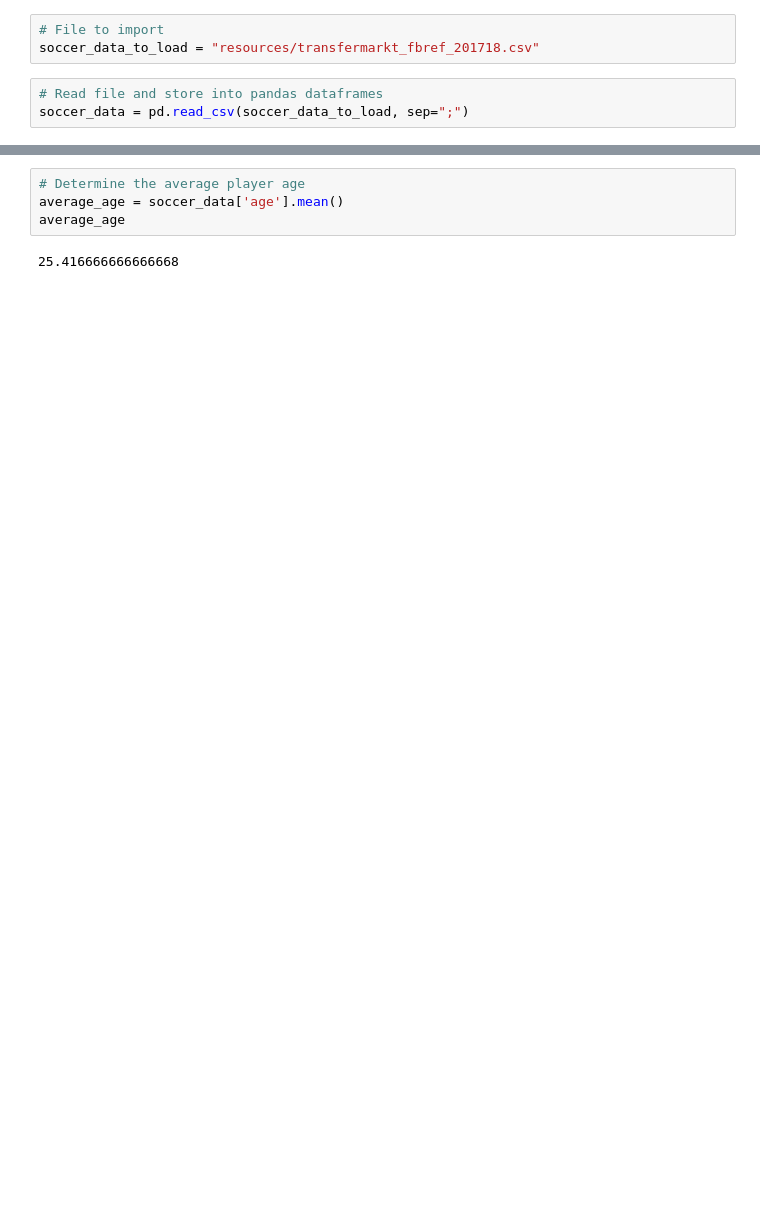
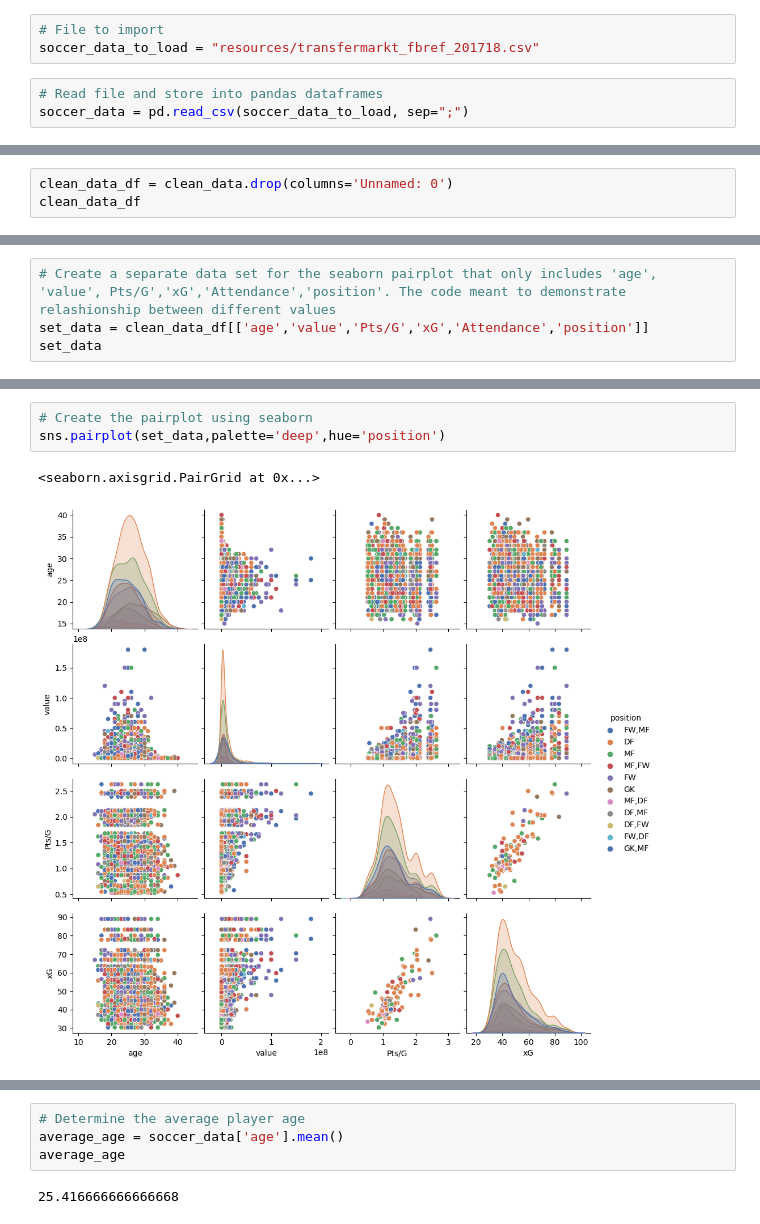
Before and after one commit to RockyOwens/Project1, a Jupyter notebook: SoccerPlayerAnalysis.ipynb, the cells around one changed output, grey strips where cells are left out. Cells and saved outputs as stored; diff of their text form; blank space fills up the shorter version.

```diff
--- a/SoccerPlayerAnalysis.ipynb
+++ b/SoccerPlayerAnalysis.ipynb
@@ -258,0 +35,3 @@ plt.show()
+# %%
+clean_data_df = clean_data.drop(columns='Unnamed: 0')
+clean_data_df
@@ -258,0 +55,4 @@ plt.show()
+# %%
+# Create a separate data set for the seaborn pairplot that only includes 'age', 'value', Pts/G','xG','Attendance','position'. The code meant to demonstrate relashionship between different values
+set_data = clean_data_df[['age','value','Pts/G','xG','Attendance','position']]
+set_data
@@ -258,0 +73,6 @@ plt.show()
+# %%
+# Create the pairplot using seaborn
+sns.pairplot(set_data,palette='deep',hue='position')
+# %% [output]
+<seaborn.axisgrid.PairGrid at 0x...>
+[figure, added]
```
Also changed, not shown: parts of 69 cells of this notebook, 2 other files.
